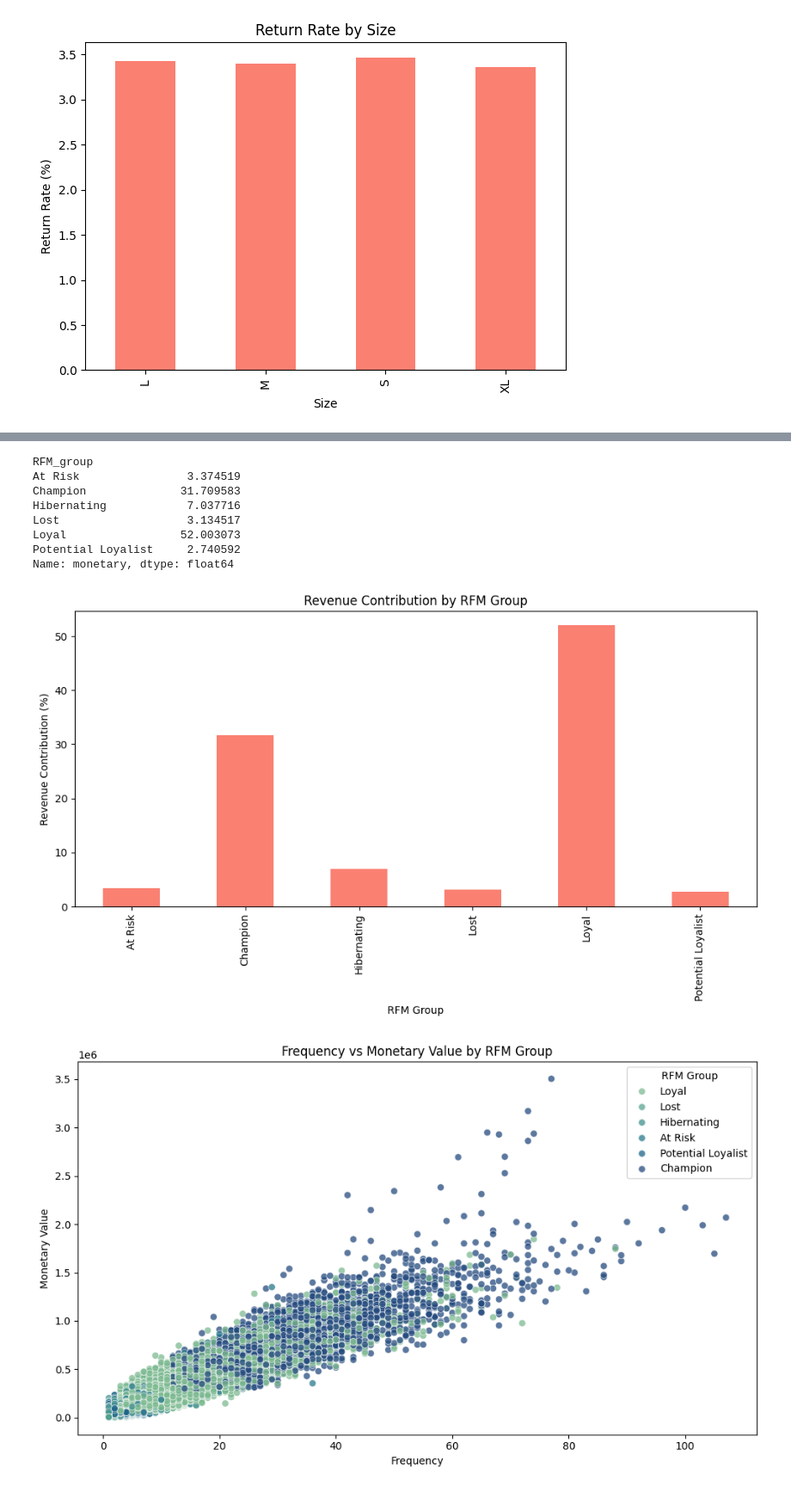
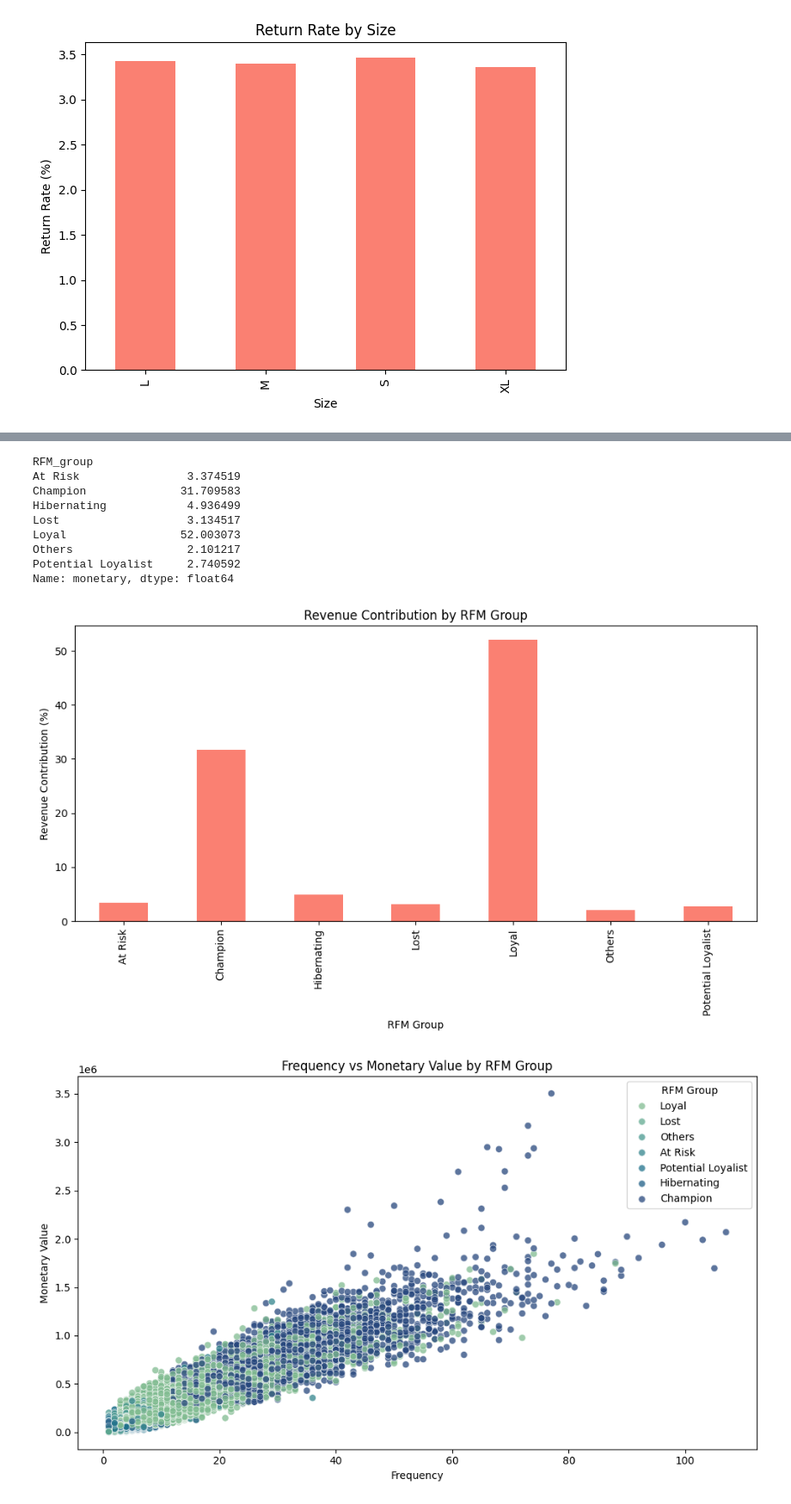
Before and after one commit to Jade2612/DATATHON, a Jupyter notebook: notebooks/02_eda_and_storytelling.ipynb, the cells around one changed output, grey strips where cells are left out. Shown at 86% size. Saved outputs shown, nothing was run; the diff lists cells and outputs as text; code cells hidden in the pictures.

```diff
--- a/notebooks/02_eda_and_storytelling.ipynb
+++ b/notebooks/02_eda_and_storytelling.ipynb
@@ -396,11 +414,12 @@ def rfm_group(row):
         return 'At Risk'
     elif row['R_rank'] <= 2 and row['F_rank'] <= 2 and row['M_rank'] <= 2:
         return 'Lost'
-    else:
+    elif row['R_rank'] <= 2 and row['M_rank'] <= 3:
         return 'Hibernating'
+    else :
+        return 'Others'
 
 rfm['RFM_group'] = rfm.apply(rfm_group, axis=1)
-rfm.head(30)
 #visualize distribution of RFM groups
 rfm['RFM_group'].value_counts().plot(kind='bar', color='skyblue')
 plt.title('Distribution of RFM Groups')
@@ -432,4 +451,5 @@ plt.ylabel('Monetary Value')
 plt.legend(title='RFM Group')
 plt.tight_layout()
 plt.show()
+pd.set_option('display.max_rows', None)
 # %% [output]
@@ -454,10 +474,11 @@ customer_id
 RFM_group
 At Risk                3.374519
 Champion              31.709583
-Hibernating            7.037716
+Hibernating            4.936499
 Lost                   3.134517
 Loyal                 52.003073
+Others                 2.101217
 Potential Loyalist     2.740592
 Name: monetary, dtype: float64
-[figure, old version]
+[figure, new version]
-[figure, old version]
+[figure, new version]
```
Also changed, not shown: parts of 2 cells of this notebook.
